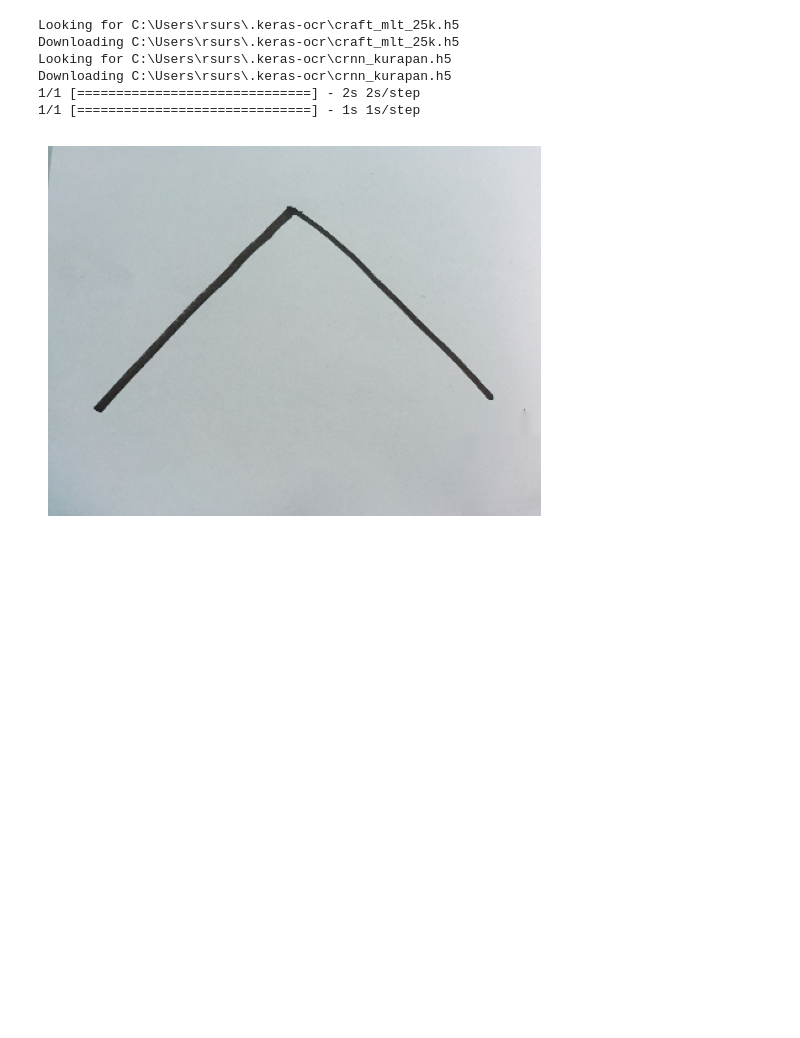
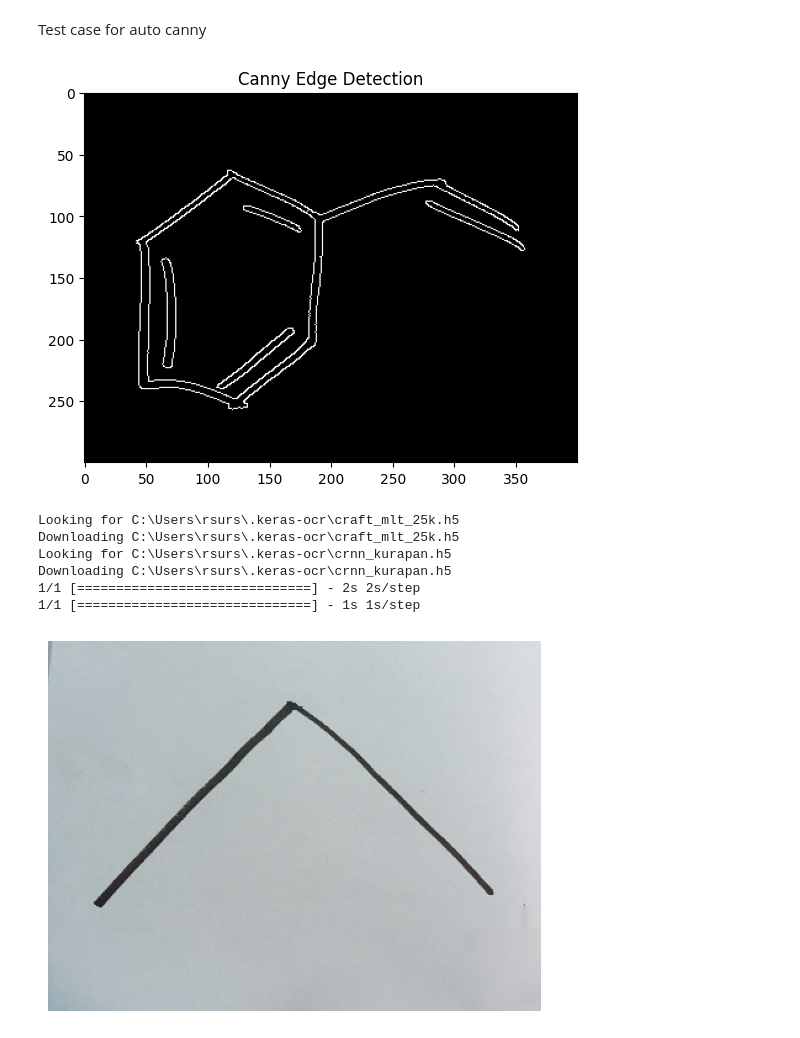
Before and after one commit to dev0419/Computer_Vision_Project, a Jupyter notebook: final.ipynb, the cells around one changed output. Saved outputs shown, nothing was run; the diff lists cells and outputs as text; code cells hidden in the pictures; blank space fills up the shorter version.

```diff
--- a/final.ipynb
+++ b/final.ipynb
@@ -379,15 +383,15 @@ from sklearn.linear_model import LogisticRegression
 from sklearn.neural_network import MLPClassifier
 import joblib
 
-image = cv2.imread(r'C:\Users\rsurs\OneDrive\Documents\University_Study Material\3rd year\CV_LAB\Mini_Project\data\struct13\sd\struct13_01.png', cv2.IMREAD_COLOR)
+image = cv2.imread(r'C:\Users\rsurs\OneDrive\Documents\University_Study Material\3rd year\CV_LAB\Final_Project\data\struct13\struct13_01.png', cv2.IMREAD_COLOR)
 
 templates = {
-    "O": cv2.imread(r'C:\Users\rsurs\OneDrive\Documents\University_Study Material\3rd year\CV_LAB\Mini_Project\train\train\o\combined_all.png', 0),
-    "H": cv2.imread(r'C:\Users\rsurs\OneDrive\Documents\University_Study Material\3rd year\CV_LAB\Mini_Project\train\train\h\combined_all.png', 0),
-    "N": cv2.imread(r'C:\Users\rsurs\OneDrive\Documents\University_Study Material\3rd year\CV_LAB\Mini_Project\train\train\n\combined_all.png', 0),
-    "OH": cv2.imread(r'C:\Users\rsurs\OneDrive\Documents\University_Study Material\3rd year\CV_LAB\Mini_Project\train\train\oh\combined_deskew.png', 0),
-    "OR": cv2.imread(r'C:\Users\rsurs\OneDrive\Documents\University_Study Material\3rd year\CV_LAB\Mini_Project\train\train\or\combined_deskew.png', 0),
-    "RO": cv2.imread(r'C:\Users\rsurs\OneDrive\Documents\University_Study Material\3rd year\CV_LAB\Mini_Project\train\train\ro\combined_deskew.png', 0),
+    "O": cv2.imread(r'C:\Users\rsurs\OneDrive\Documents\University_Study Material\3rd year\CV_LAB\Final_Project\train\o\combined_all.png', 0),
+    "H":cv2.imread(r'C:\Users\rsurs\OneDrive\Documents\University_Study Material\3rd year\CV_LAB\Final_Project\train\h\combined_all.png', 0),
+    "N": cv2.imread(r'C:\Users\rsurs\OneDrive\Documents\University_Study Material\3rd year\CV_LAB\Final_Project\train\n\combined_all.png', 0),
+    "OH": cv2.imread(r'C:\Users\rsurs\OneDrive\Documents\University_Study Material\3rd year\CV_LAB\Final_Project\train\oh\combined_deskew.png', 0),
+    "OR": cv2.imread(r'C:\Users\rsurs\OneDrive\Documents\University_Study Material\3rd year\CV_LAB\Final_Project\train\or\combined_deskew.png', 0),
+    "RO": cv2.imread(r'C:\Users\rsurs\OneDrive\Documents\University_Study Material\3rd year\CV_LAB\Final_Project\train\ro\combined_deskew.png', 0)
 }
 
 
@@ -422,9 +426,9 @@ def template_matching(image, template):
         for loc in zip(*locations[::-1]):  # Find locations above threshold
             matches.append((loc, result[loc], scale))
 
-classifier = joblib.load(r'C:\Users\91636\Documents\Sem5\CV\JupyterCV\linearSVC_classifier.pkl')
+classifier = joblib.load(r'C:\Users\rsurs\OneDrive\Documents\University_Study Material\3rd year\CV_LAB\Final_Project\classifier_svc.pkl')
 
-test_image = cv2.imread(r'C:\Users\91636\Documents\Sem5\CV\JupyterCV\data\struct13\struct13_01.png', 0)
+test_image = cv2.imread(r'C:\Users\rsurs\OneDrive\Documents\University_Study Material\3rd year\CV_LAB\Final_Project\data\struct13\struct13_01.png', 0)
 test_image = apply_gaussian_blur(test_image, kernel_size)
 
 def non_max_suppression_fast(boxes, overlapThresh):
@@ -971,3 +1200,15 @@ import keras
+# %% [markdown]
+Test case for auto canny
+# %%
+image = cv2.imread(r'C:\Users\rsurs\OneDrive\Documents\University_Study Material\3rd year\CV_LAB\Final_Project\data\struct4\sd\struct4_05.png')
+image = cv2.cvtColor(image,cv2.COLOR_BGR2GRAY)
+plt.imshow(image,cmap='gray')
+canny = auto_canny(image)
+plt.title('Canny Edge Detection')
+plt.imshow(canny,cmap='gray')
+plt.show()
+# %% [output]
+[figure, added]
 # %%
 import cv2
 import keras_ocr
```
Also changed, not shown: parts of 15 cells of this notebook.
